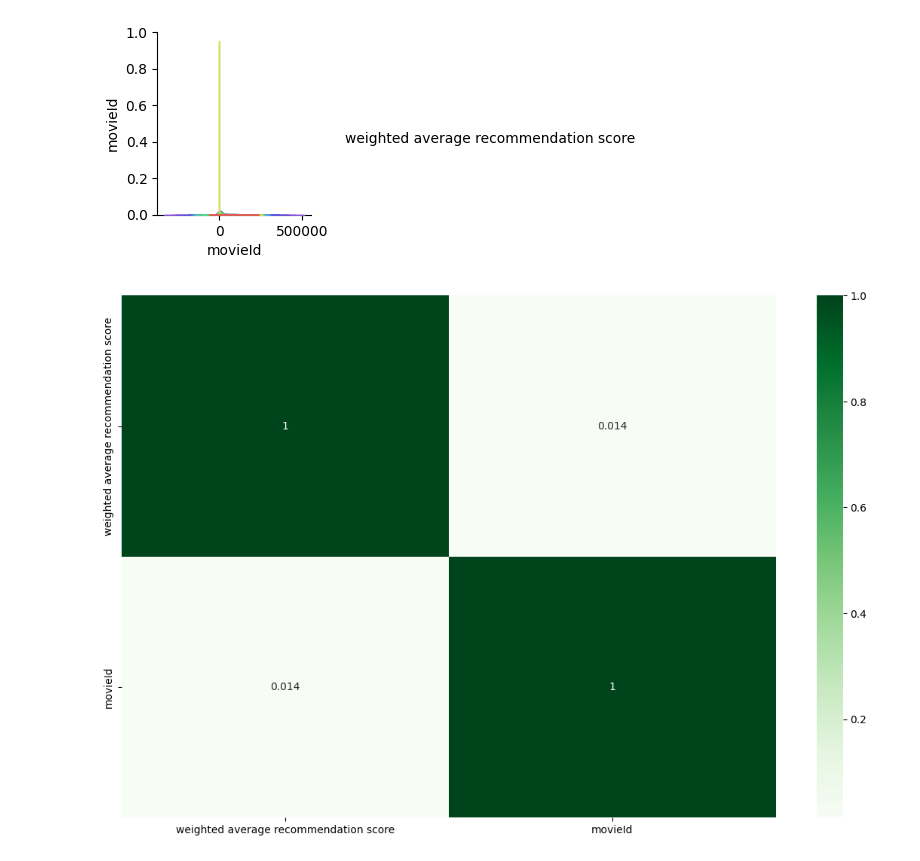
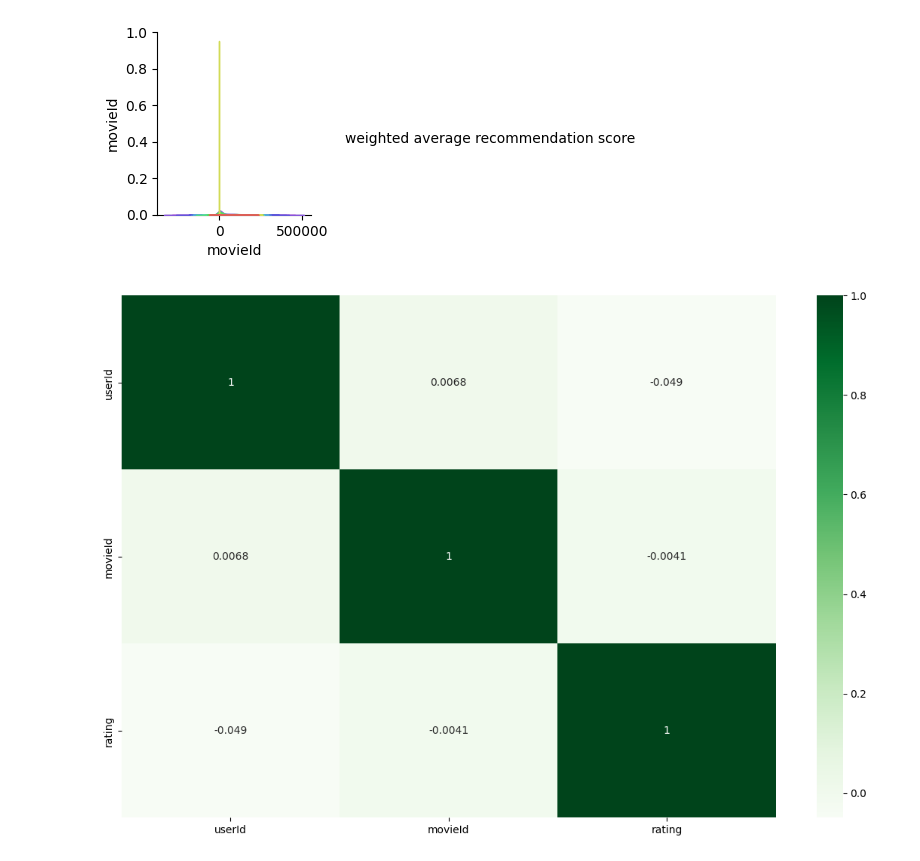
Before and after one commit to mehdisahraeei/ml-project, a Jupyter notebook: 02-projects/Recommender/Collaborative-Filtering-Movies.ipynb, the cells around one changed output. Drawn from its saved outputs; the diff is of its cells as text; code cells hidden in the pictures.

```diff
--- a/02-projects/Recommender/Collaborative-Filtering-Movies.ipynb
+++ b/02-projects/Recommender/Collaborative-Filtering-Movies.ipynb
@@ -417,7 +417,7 @@ plt.show()
 [figure]
 # %%
 plt.figure(figsize=(14,9))
-sns.heatmap(recommendation_df.corr(),cbar=True,annot=True,cmap='Greens')
+sns.heatmap(ratings_df.corr(),cbar=True,annot=True,cmap='Greens')
 plt.show()
 # %% [output]
-[figure, old version]
+[figure, new version]
```
